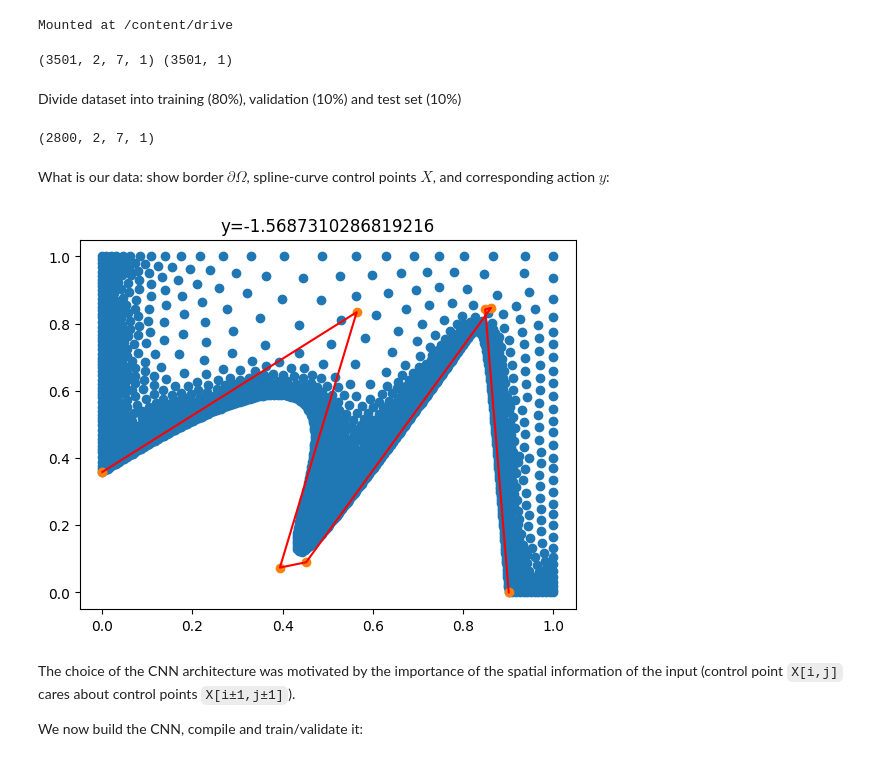
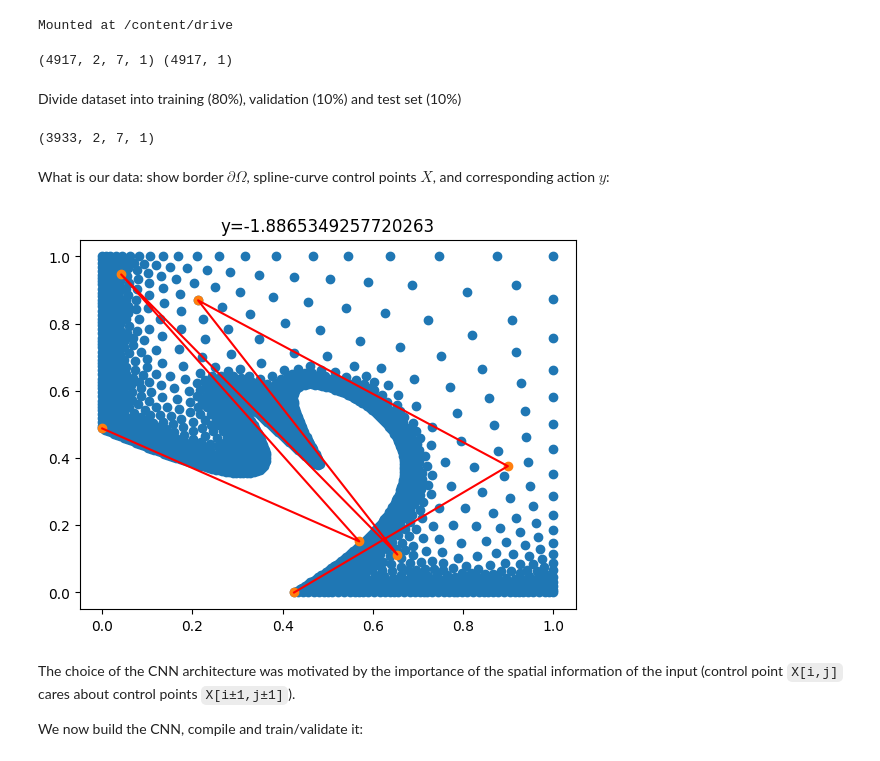
Before and after one commit to cu2mauro/NN_matlab_bubble, a Jupyter notebook: ColabCNN.ipynb, the cells around one changed output. Cells and saved outputs as stored; diff of their text form; code cells hidden in the pictures.

```diff
--- a/ColabCNN.ipynb
+++ b/ColabCNN.ipynb
@@ -37,15 +38,15 @@ drive.mount('/content/drive');
 # %% [output]
 Mounted at /content/drive
 # %%
-mat = sio.loadmat('/content/drive/MyDrive/NN/NNtot')
+mat = sio.loadmat('/content/drive/MyDrive/NN/NNtotNew')
 data = mat['results']
 X = np.reshape(np.vstack(data[:,0][:]),(len(data),12))
-y = np.arctan(np.vstack(data[:,3][:])) #normalized with arctan
+y = 2/np.pi * np.arctan(np.vstack(data[:,3][:])) #normalized with 2/pi arctan
 X = np.expand_dims(np.reshape(np.c_[np.zeros(len(y)),X,np.zeros(len(y))],(len(y),2,7)), axis=3) # add zeros for first X and last Y coordinates, reshape
 
 print(X.shape,y.shape)
 # %% [output]
-(3501, 2, 7, 1) (3501, 1)
+(4917, 2, 7, 1) (4917, 1)
 # %% [markdown]
 Divide dataset into training (80%), validation (10%) and test set (10%)
 # %%
@@ -64,19 +65,19 @@ y_test = y[test_ind]
 
 print(X_train.shape)
 # %% [output]
-(2800, 2, 7, 1)
+(3933, 2, 7, 1)
 # %% [markdown]
 What is our data: show border $\partial\Omega$, spline-curve control points $X$, and corresponding action $y$:
 # %%
 t = np.random.randint(len(X))
 plt.scatter(np.transpose(data[t,1]['Points'][0][0])[0],np.transpose(data[t,1]['Points'][0][0])[1])
 plt.scatter(X[t][0],X[t][1])
 plt.plot(X[t][0],X[t][1],'r')
-S = 'y='+str(y[t][0])
+S = 'y='+str(np.pi/2 * np.tan(y[t][0]))
 plt.title(S);
 plt.show()
 # %% [output]
-[figure, old version]
+[figure, new version]
 # %% [markdown]
 The choice of the CNN architecture was motivated by the importance of the spatial information of the input (control point `X[i,j]` cares about control points `X[i±1,j±1]`).
 
```
Also changed, not shown: parts of 14 cells of this notebook.
